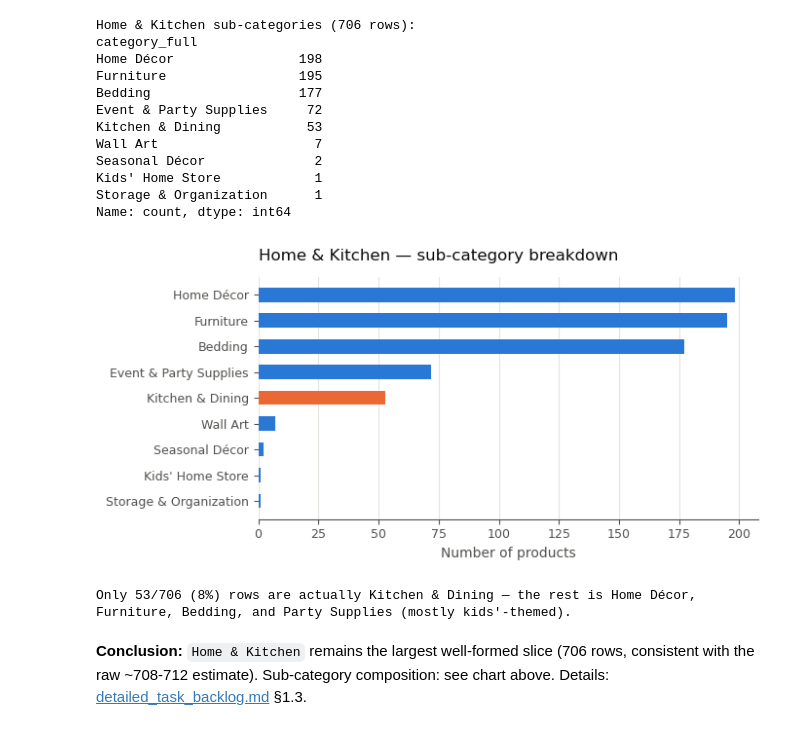
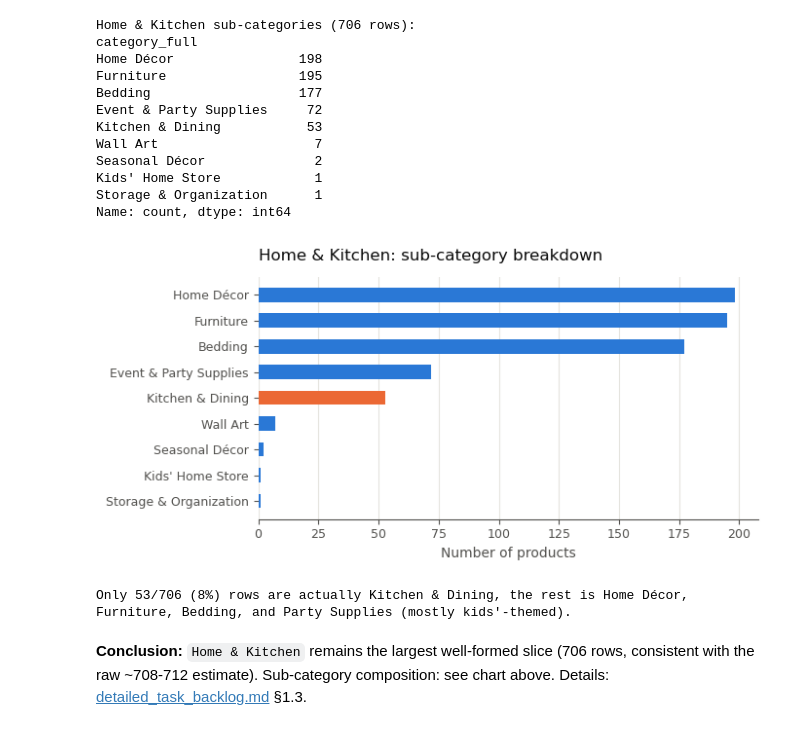
Before and after one commit to pareeyaporn/Agentic-Voice-to-Voice-AI, a Jupyter notebook: Code/1. Data Pipeline & Indexing/1.2 process data.ipynb, the cells around one changed output. Cells and saved outputs as stored; diff of their text form; code cells hidden in the pictures.

```diff
--- a/Code/1. Data Pipeline & Indexing/1.2 process data.ipynb
+++ b/Code/1. Data Pipeline & Indexing/1.2 process data.ipynb
@@ -439,21 +439,21 @@ Name: count, dtype: int64
 # %%
 fig, ax = plt.subplots(figsize=(7, 3.5))
 sub_colors = [ORANGE if s == "Kitchen & Dining" else BLUE for s in sub_counts.index]
 ax.barh(sub_counts.index[::-1], sub_counts.values[::-1], color=sub_colors[::-1],
         height=0.55, zorder=3)
 ax.set_xlabel("Number of products")
-ax.set_title("Home & Kitchen — sub-category breakdown", color=TEXT_PRIMARY,
+ax.set_title("Home & Kitchen: sub-category breakdown", color=TEXT_PRIMARY,
              fontsize=12, loc="left", pad=12)
 clean_ax(ax)
 plt.tight_layout()
 plt.show()
 
 kd = int(sub_counts.get("Kitchen & Dining", 0))
-print(f"Only {kd}/{len(hk)} ({kd/len(hk):.0%}) rows are actually Kitchen & Dining — "
+print(f"Only {kd}/{len(hk)} ({kd/len(hk):.0%}) rows are actually Kitchen & Dining, "
       f"the rest is Home Décor, Furniture, Bedding, and Party Supplies (mostly kids'-themed).")
 # %% [output]
-[figure, old version]
+[figure, new version]
-Only 53/706 (8%) rows are actually Kitchen & Dining — the rest is Home Décor, Furniture, Bedding, and Party Supplies (mostly kids'-themed).
+Only 53/706 (8%) rows are actually Kitchen & Dining, the rest is Home Décor, Furniture, Bedding, and Party Supplies (mostly kids'-themed).
 # %% [markdown]
 **Conclusion:** `Home & Kitchen` remains the largest well-formed slice (706 rows,
 consistent with the raw ~708-712 estimate). Sub-category composition: see chart above.
```
Also changed, not shown: parts of 12 cells of this notebook, 13 other files.
